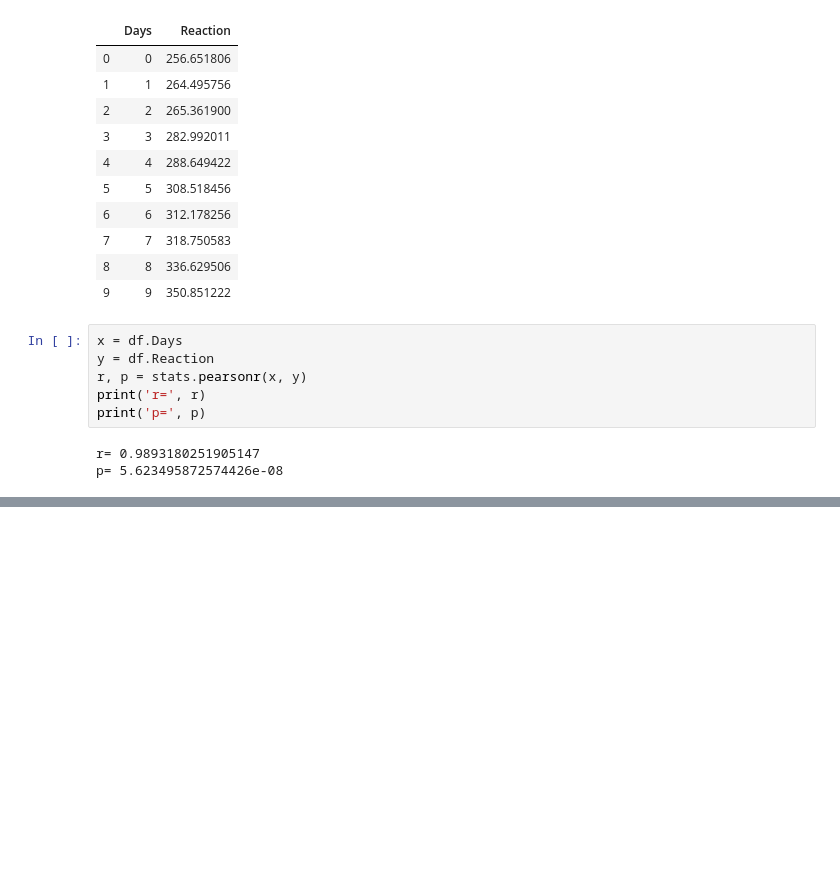
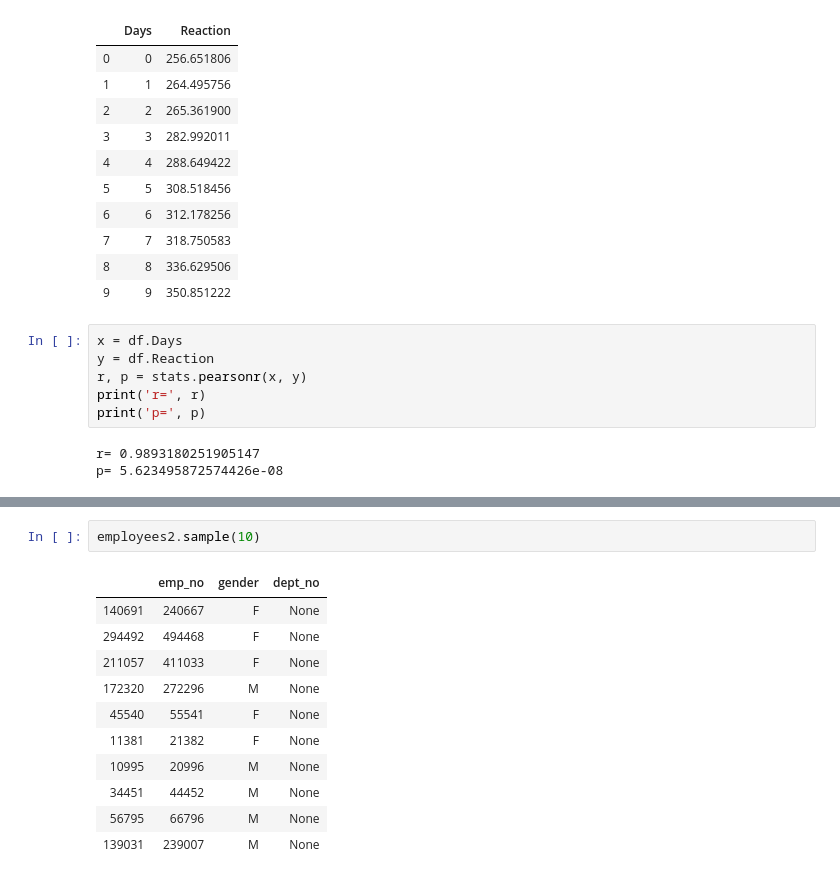
Before and after one commit to allenjiang666/statistics-exercises, a Jupyter notebook: hypothesis_testing.ipynb, the cells around one changed output, grey strips where cells are left out. Cells and saved outputs as stored; diff of their text form; blank space fills up the shorter version.

```diff
--- a/hypothesis_testing.ipynb
+++ b/hypothesis_testing.ipynb
@@ -511,0 +665,14 @@ p= 5.623495872574426e-08
+# %%
+employees2.sample(10)
+# %% [output]
+|  | emp_no | gender | dept_no |
+| 140691 | 240667 | F | None |
+| 294492 | 494468 | F | None |
+| 211057 | 411033 | F | None |
+| 172320 | 272296 | M | None |
+| 45540 | 55541 | F | None |
+| 11381 | 21382 | F | None |
+| 10995 | 20996 | M | None |
+| 34451 | 44452 | M | None |
+| 56795 | 66796 | M | None |
+| 139031 | 239007 | M | None |
```
Also changed, not shown: parts of 28 cells of this notebook.
